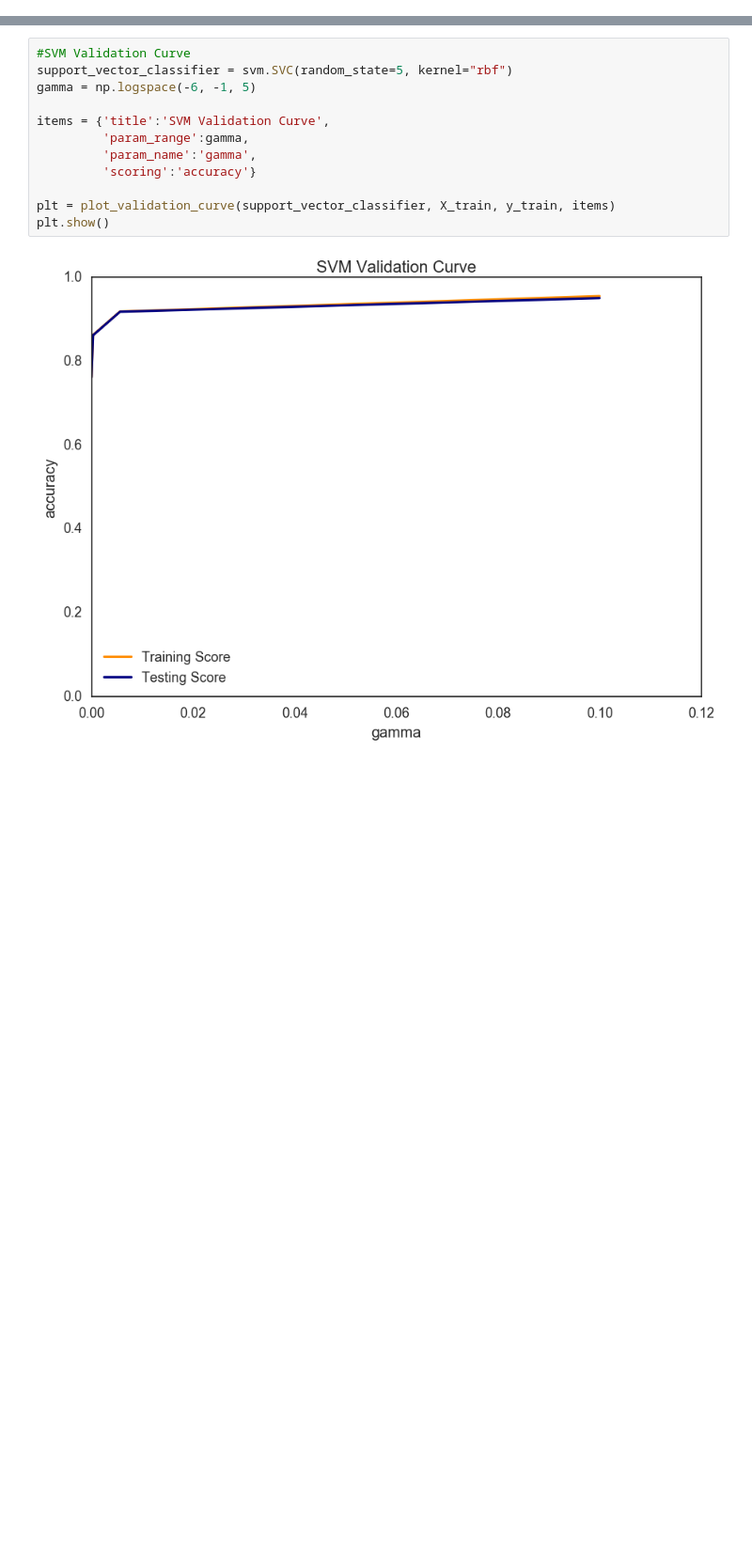
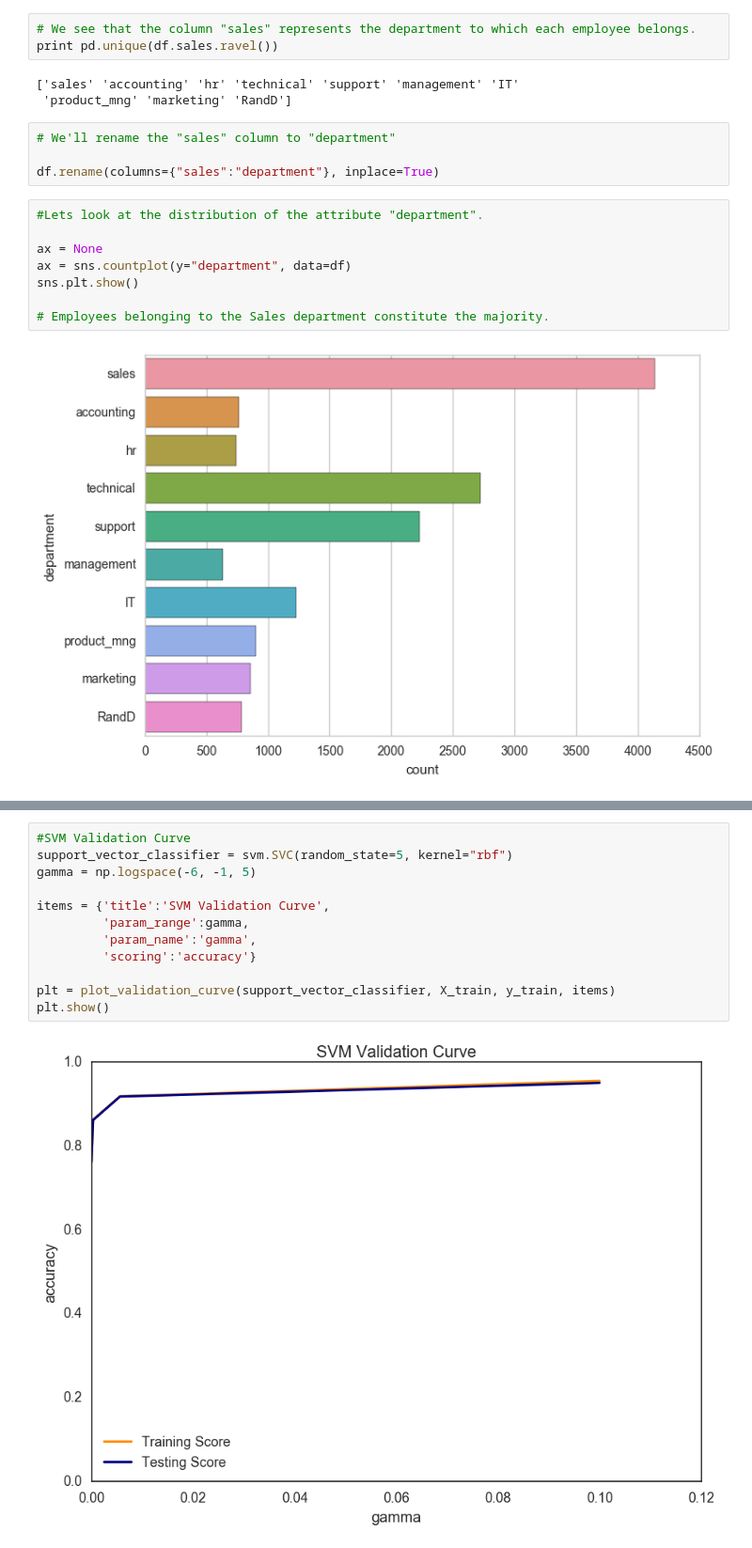
Before and after one commit to inncretech/datascience, a Jupyter notebook: kaggle/hr/notebooks/kaggle_hr.ipynb, the cells around one changed output, grey strips where cells are left out. Shown at 94% size. Cells and saved outputs as stored; diff of their text form; blank space fills up the shorter version.

```diff
--- a/kaggle/kaggle_hr/kaggle_hr.ipynb
+++ b/kaggle/hr/notebooks/kaggle_hr.ipynb
@@ -112,0 +161,20 @@ def plot_learning_curve(model, X, y, items):
+# %%
+# We see that the column "sales" represents the department to which each employee belongs.
+print pd.unique(df.sales.ravel())
+# %% [output]
+['sales' 'accounting' 'hr' 'technical' 'support' 'management' 'IT'
+ 'product_mng' 'marketing' 'RandD']
+# %%
+# We'll rename the "sales" column to "department"
+
+df.rename(columns={"sales":"department"}, inplace=True)
+# %%
+#Lets look at the distribution of the attribute "department".
+
+ax = None
+ax = sns.countplot(y="department", data=df)
+sns.plt.show()
+
+# Employees belonging to the Sales department constitute the majority.
+# %% [output]
+[figure, added]
```
Also changed, not shown: parts of 27 cells of this notebook, 5 other files.
